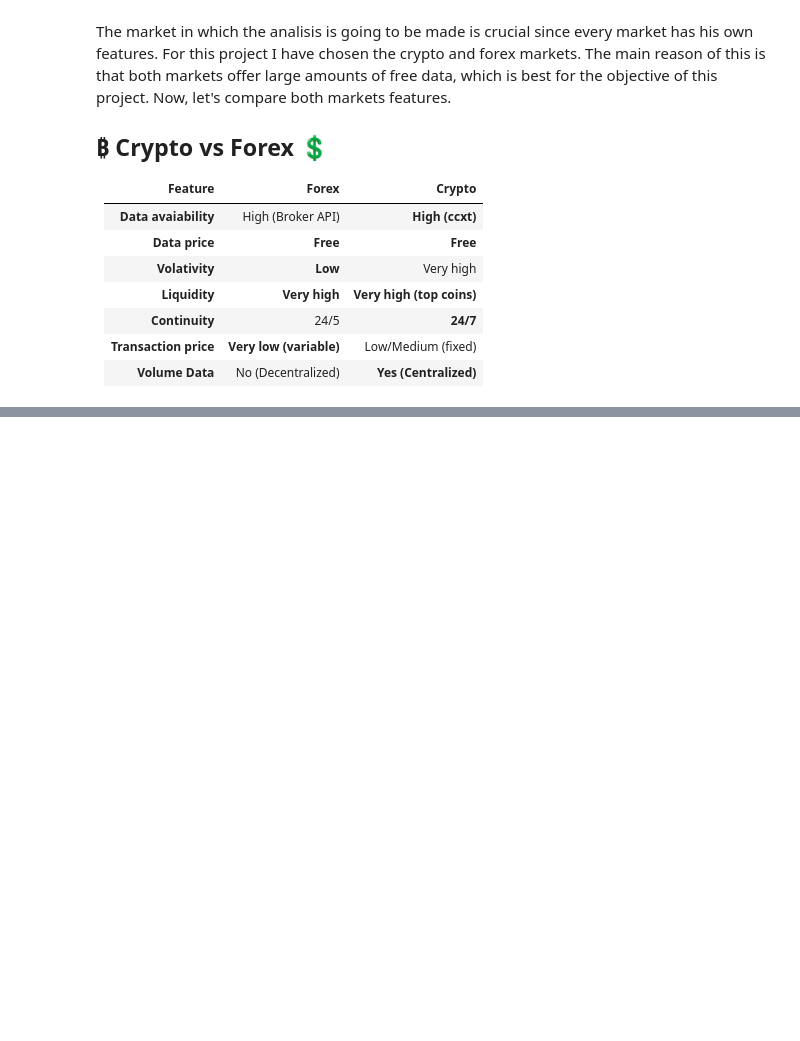
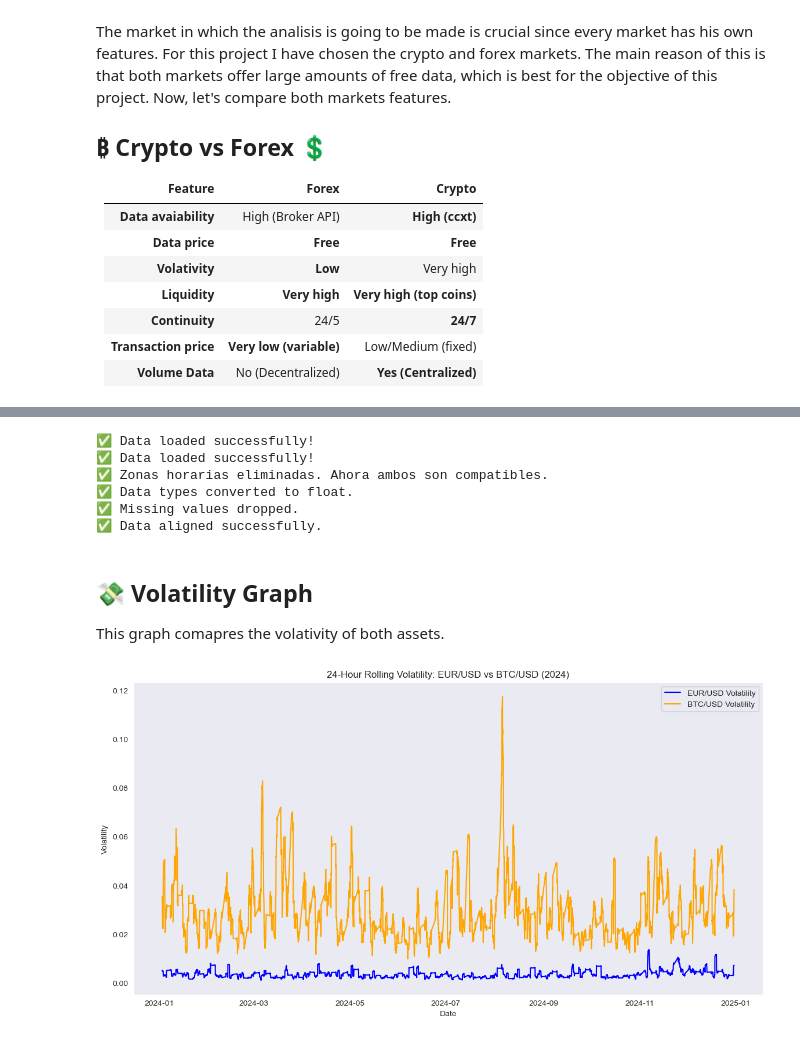
Before and after one commit to MartinCampillo-AT/Project-AT, a Jupyter notebook: notebooks/01_workspace_definition.ipynb, the cells around one changed output, grey strips where cells are left out. Drawn from its saved outputs; the diff is of its cells as text; code cells hidden in the pictures; blank space fills up the shorter version.

```diff
--- a/notebooks/01_workspace_definition.ipynb
+++ b/notebooks/01_workspace_definition.ipynb
@@ -47,0 +60,64 @@ FileNotFoundError: [Errno 2] No such file or directory: 'data/eurusd_1h_2024.csv
+# %%
+# We create the dataframe with the eur/usd data from the csv file
+df_eurusd = pd.read_csv('../data/eurusd_1h_2024.csv', header=0, skiprows=[1, 2])
+df_eurusd.set_index(['Date'], inplace=True)
+df_eurusd.columns = ['Close', 'High', 'Low', 'Open', 'Volume']
+print('✅ Data loaded successfully!')
+# We do the same with bitcoin data
+df_btcusd = pd.read_csv('../data/btcusdt_1h_2024.csv')
+df_btcusd.set_index(['Date'], inplace=True)
+print('✅ Data loaded successfully!')
+# We convert data to float for numerical analysis
+cols = ['Open', 'High', 'Low', 'Close', 'Volume']
+df_eurusd[cols] = df_eurusd[cols].apply(pd.to_numeric, errors='coerce')
+df_btcusd[cols] = df_btcusd[cols].astype(float)
+# We sustarct the timezone information to make both dataframes compatible
+df_eurusd.index = pd.to_datetime(df_eurusd.index)
+df_btcusd.index = pd.to_datetime(df_btcusd.index)
+if df_eurusd.index.tz is not None:
+    df_eurusd.index = df_eurusd.index.tz_localize(None)
+
+if df_btcusd.index.tz is not None:
+    df_btcusd.index = df_btcusd.index.tz_localize(None)
+
+print("✅ Zonas horarias eliminadas. Ahora ambos son compatibles.")
+print('✅ Data types converted to float.')
+# We drop missing values
+df_eurusd.dropna(inplace=True)
+df_btcusd.dropna(inplace=True)
+print('✅ Missing values dropped.')
+# We align the data of both tables
+df_aligned = pd.concat([df_eurusd['Close'], df_btcusd['Close']], axis=1, join='inner')
+df_aligned.columns = ['EUR_Close', 'BTC_Close']
+df_aligned.reset_index( inplace=True)
+print('✅ Data aligned successfully.')
+# %% [output]
+✅ Data loaded successfully!
+✅ Data loaded successfully!
+✅ Zonas horarias eliminadas. Ahora ambos son compatibles.
+✅ Data types converted to float.
+✅ Missing values dropped.
+✅ Data aligned successfully.
+# %% [markdown]
+## 💸 Volatility Graph
+
+This graph comapres the volativity of both assets.
+# %%
+# Volatility Graph
+
+plt.figure(figsize=(14, 7))
+# Calculate rolling volatility
+df_aligned['EUR_Returns'] = df_aligned['EUR_Close'].pct_change()
+df_aligned['BTC_Returns'] = df_aligned['BTC_Close'].pct_change()
+df_aligned['EUR_Volatility'] = df_aligned['EUR_Returns'].rolling(window=24).std() * np.sqrt(24)  # 24-hour rolling volatility
+df_aligned['BTC_Volatility'] = df_aligned['BTC_Returns'].rolling(window=24).std() * np.sqrt(24)  # 24-hour rolling volatility
+plt.plot(df_aligned['Date'], df_aligned['EUR_Volatility'], label='EUR/USD Volatility', color='blue')
+plt.plot(df_aligned['Date'], df_aligned['BTC_Volatility'], label='BTC/USD Volatility', color='orange')
+plt.title('24-Hour Rolling Volatility: EUR/USD vs BTC/USD (2024)')
+plt.xlabel('Date')
+plt.ylabel('Volatility')
+plt.legend()
+plt.grid()
+plt.show()
+# %% [output]
+[figure, added]
```
Also changed, not shown: parts of 7 cells of this notebook.
